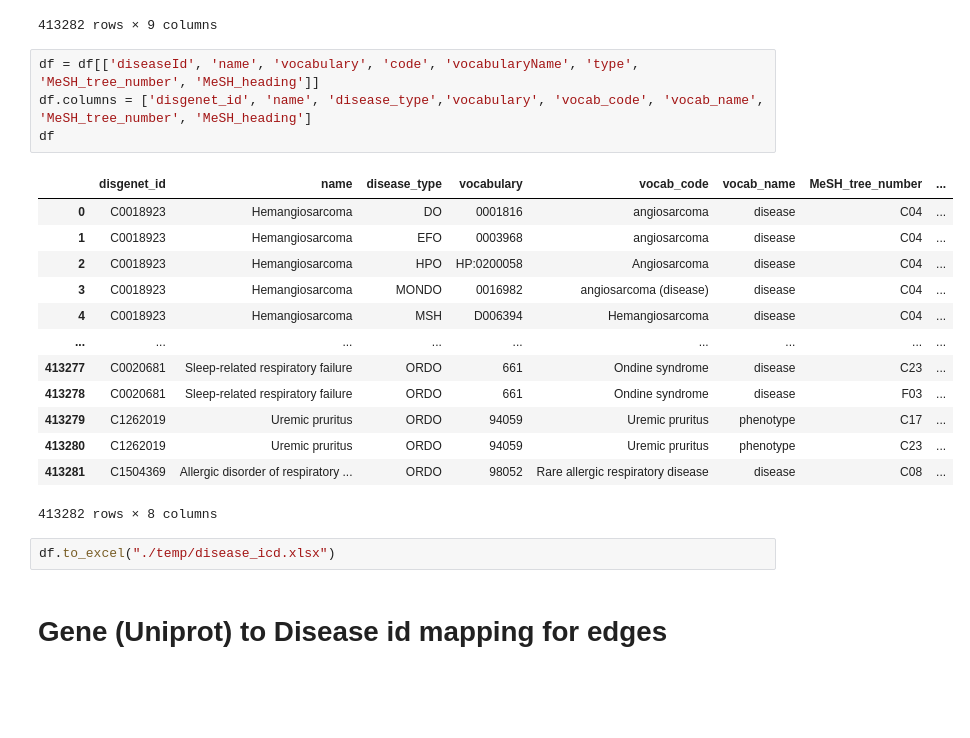
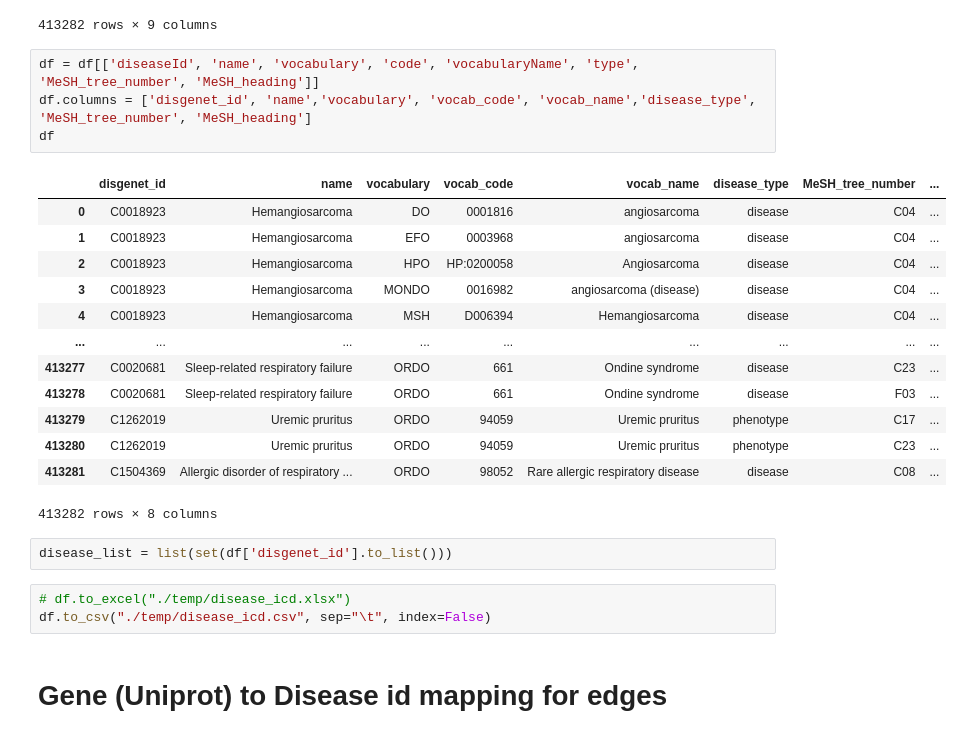
Before and after one commit to rangan2510/InteractDb-rc2, a Jupyter notebook: parser/disenget_parser.ipynb, the cells around one changed output. Saved outputs shown, nothing was run; the diff lists cells and outputs as text; blank space fills up the shorter version.

```diff
--- a/parser/disenget_parser.ipynb
+++ b/parser/disenget_parser.ipynb
@@ -90,10 +90,10 @@ df
 413282 rows × 9 columns
 # %%
 df = df[['diseaseId', 'name', 'vocabulary', 'code', 'vocabularyName', 'type', 'MeSH_tree_number', 'MeSH_heading']]
-df.columns = ['disgenet_id', 'name', 'disease_type','vocabulary', 'vocab_code', 'vocab_name',  'MeSH_tree_number', 'MeSH_heading']
+df.columns = ['disgenet_id', 'name','vocabulary', 'vocab_code', 'vocab_name','disease_type',  'MeSH_tree_number', 'MeSH_heading']
 df
 # %% [output]
-|  | disgenet_id | name | disease_type | vocabulary | vocab_code | vocab_name | MeSH_tree_number | ... |
+|  | disgenet_id | name | vocabulary | vocab_code | vocab_name | disease_type | MeSH_tree_number | ... |
 | 0 | C0018923 | Hemangiosarcoma | DO | 0001816 | angiosarcoma | disease | C04 | ... |
 | 1 | C0018923 | Hemangiosarcoma | EFO | 0003968 | angiosarcoma | disease | C04 | ... |
 | 2 | C0018923 | Hemangiosarcoma | HPO | HP:0200058 | Angiosarcoma | disease | C04 | ... |
@@ -106,8 +106,11 @@ df
 | 413280 | C1262019 | Uremic pruritus | ORDO | 94059 | Uremic pruritus | phenotype | C23 | ... |
 | 413281 | C1504369 | Allergic disorder of respiratory ... | ORDO | 98052 | Rare allergic respiratory disease | disease | C08 | ... |
 413282 rows × 8 columns
-# %%
-df.to_excel("./temp/disease_icd.xlsx")
+# %%
+disease_list = list(set(df['disgenet_id'].to_list()))
+# %%
+# df.to_excel("./temp/disease_icd.xlsx")
+df.to_csv("./temp/disease_icd.csv", sep="\t", index=False)
 # %% [markdown]
 # Gene (Uniprot) to Disease id mapping for edges
 # %%
```
Also changed, not shown: parts of 2 cells of this notebook, 7 other files.
